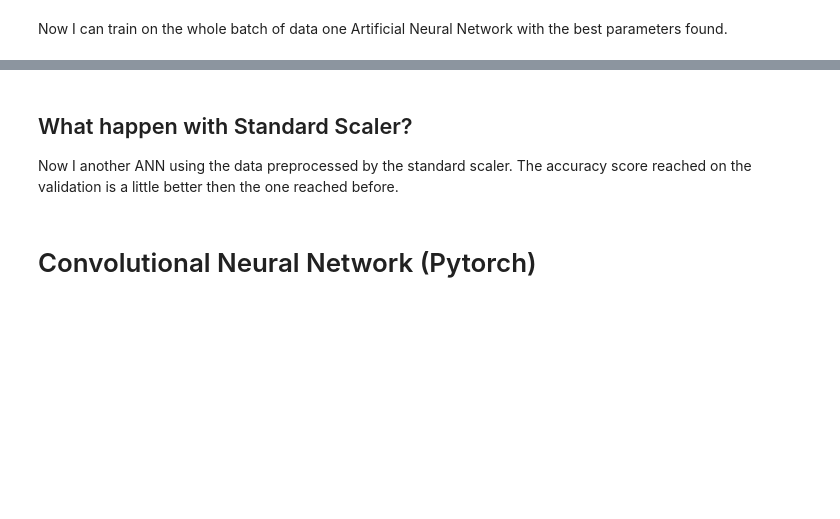
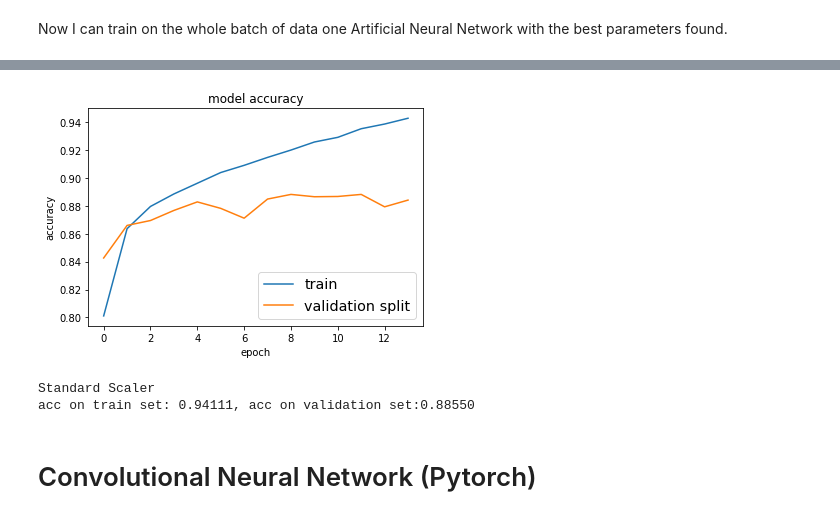
Before and after one commit to GianmarcoLattaruolo/Machine-Learning-Corso-Interno, a Jupyter notebook: Project_Bassi_Lattaruolo.ipynb, the cells around one changed output, grey strips where cells are left out. Cells and saved outputs as stored; diff of their text form; code cells hidden in the pictures; blank space fills up the shorter version.

```diff
--- a/Project_Bassi_Lattaruolo.ipynb
+++ b/Project_Bassi_Lattaruolo.ipynb
@@ -296,14 +318,11 @@ Now I can train on the whole batch of data one Artificial Neural Network with th
 #early stopping
 stop=EarlyStopping(monitor='val_loss', #quantity to be monitored
                     mode='min', #we look for decreasing patterns stop
-                    patience = 15, #number of epochs with no improvements
+                    patience = 5, #number of epochs with no improvements
                     verbose = 1)
 #data
 features=np.shape(X_train)[1]
 num_classes=10
-y_train_cat=to_categorical(y_train,num_classes)
-y_val_cat=to_categorical(y_val,num_classes)
-
 
 #model defining
 np.random.seed(123)
@@ -313,6 +332,8 @@ nn=Sequential()
 nn.add(Dense(input_dim=features,
              units=features,
              activation='relu'))
+nn.add(Dense(units=10,
+             activation='relu'))
 nn.add(Dense(num_classes,
              activation='softmax'))
 print(nn.summary())
@@ -321,9 +342,9 @@ print(nn.summary())
 nn.compile(loss='categorical_crossentropy',
            optimizer='sgd',
            metrics=['accuracy'])
-train=nn.fit(X_train_mm,y_train_cat,
+train=nn.fit(X_train_ss,y_train_c,
              batch_size=32,
              verbose=0,
              callbacks=stop,
-             epochs=100,
+             epochs=500,
              validation_split=0.1)
@@ -330,24 +369,26 @@ train=nn.fit(X_train_mm,y_train_cat,
 # %%
 #display the accuracy
 plt.plot(train.history['accuracy'])
 plt.plot(train.history['val_accuracy'])
 plt.title('model accuracy')
 plt.ylabel('accuracy')
 plt.xlabel('epoch')
-plt.legend(['train','validation split'],loc='down right',fontsize='x-large')
+plt.legend(['train','validation split'],loc='lower right',fontsize='x-large')
 plt.show()
 
+
 #make prediction on training and validation set
-y_pred_nn_train=nn.predict(X_train_mm).argmax(axis = 1)
-y_pred_nn_val=nn.predict(X_val_mm).argmax(axis = 1)
-print('minmax')
-print(f'acc on train set: {accuracy_score(y_train,y_pred_nn_train):.5f}, acc on validation set:{accuracy_score(y_val,y_pred_nn_val):.5f}')
+y_pred_train_ss=nn.predict(X_train_ss).argmax(axis = 1)
+y_pred_val_ss=nn.predict(X_val_ss).argmax(axis = 1)
+print('Standard Scaler')
+print(f'acc on train set: {accuracy_score(y_train,y_pred_train_ss):.5f}, acc on validation set:{accuracy_score(y_val,y_pred_val_ss):.5f}')
+
 
 
 #expected output:
 #minmax
-#acc on train set: 0.94765, acc on validation set:0.89083
+#acc on train set: 0.94111, acc on validation set:0.88550
+# %% [output]
+[figure, added]
+Standard Scaler
+acc on train set: 0.94111, acc on validation set:0.88550
-# %% [markdown]
-## What happen with Standard Scaler?
-
-Now I another ANN using the data preprocessed by the standard scaler. The accuracy score reached on the validation is a little better then the one reached before.
```
Also changed, not shown: parts of 21 cells of this notebook.
